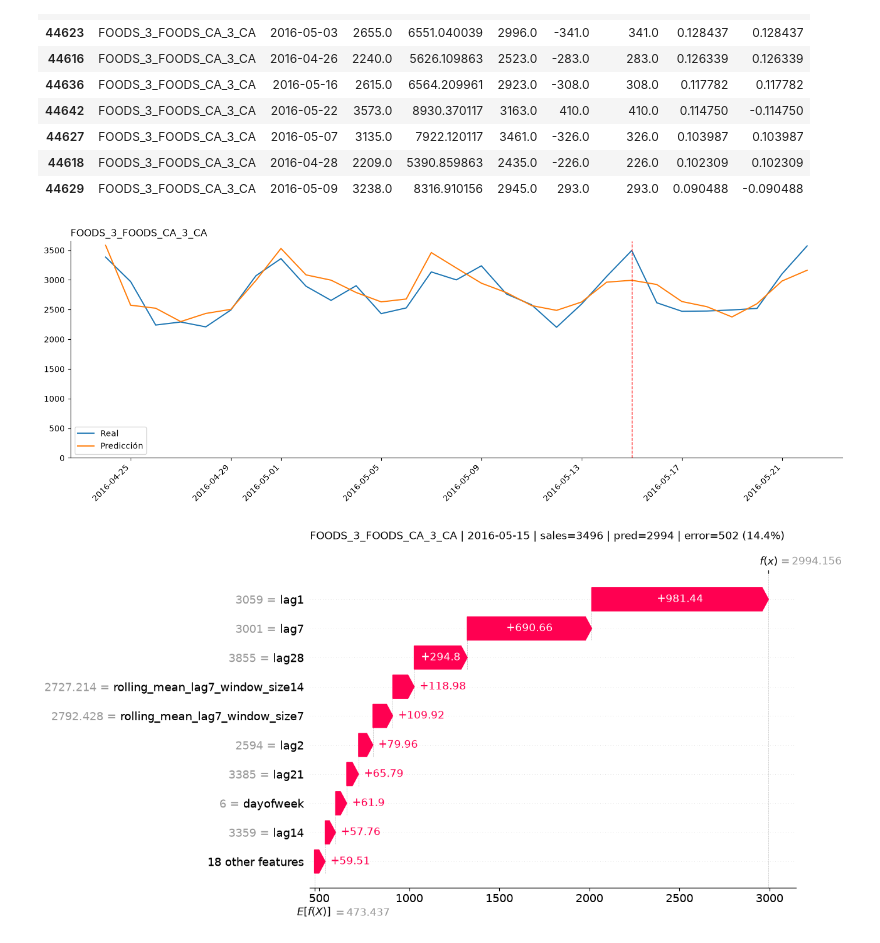
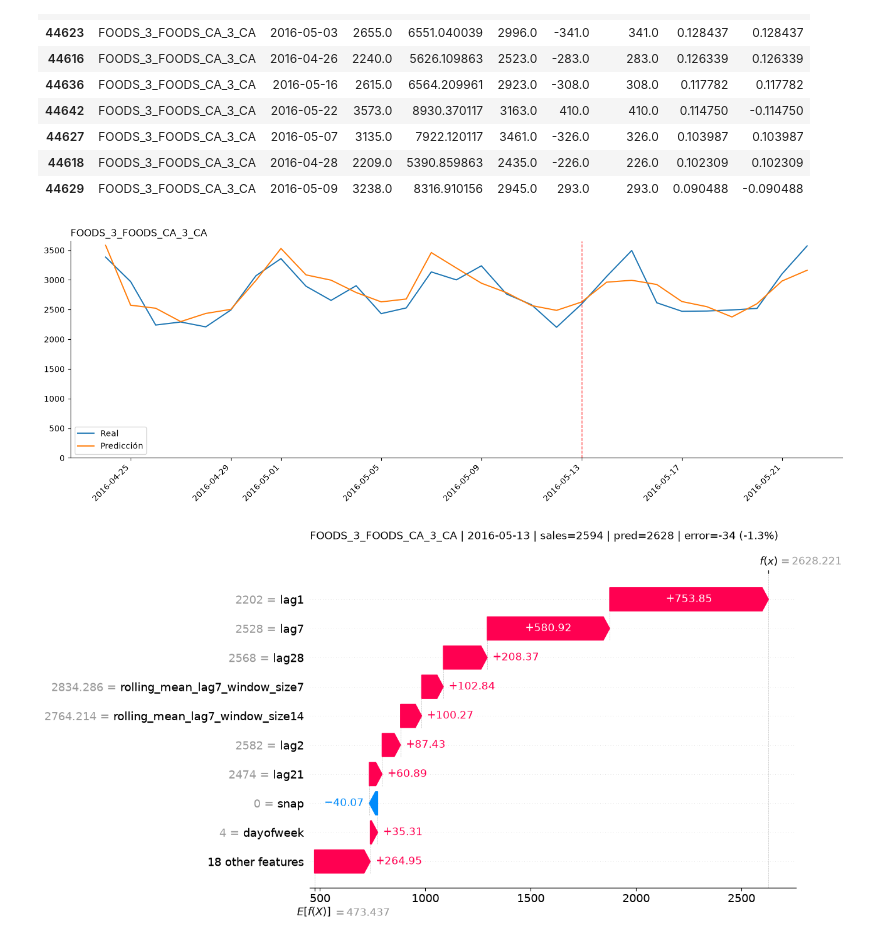
Before and after one commit to njimenez94/forecast-tfm, a Jupyter notebook: notebooks/03_predictions.ipynb, the cells around one changed output. Drawn from its saved outputs; the diff is of its cells as text; code cells hidden in the pictures.

```diff
--- a/notebooks/03_predictions.ipynb
+++ b/notebooks/03_predictions.ipynb
@@ -141,7 +168,7 @@ df_pred.query('agg_id == "FOODS_3_FOODS_CA_3_CA"').nlargest(10, 'wape')
 | 44618 | FOODS_3_FOODS_CA_3_CA | 2016-04-28 | 2209.0 | 5390.859863 | 2435.0 | -226.0 | 226.0 | 0.102309 | 0.102309 |
 | 44629 | FOODS_3_FOODS_CA_3_CA | 2016-05-09 | 3238.0 | 8316.910156 | 2945.0 | 293.0 | 293.0 | 0.090488 | -0.090488 |
 # %%
-analizar_prediccion(agg_id='FOODS_3_FOODS_CA_3_CA', date='2016-05-15' )
+analizar_prediccion(agg_id='FOODS_3_FOODS_CA_3_CA', date='2016-05-13' )
 # %% [output]
-[figure, old version]
+[figure, new version]
-[figure, old version]
+[figure, new version]
```
Also changed, not shown: parts of 6 cells of this notebook, 3 other files.
